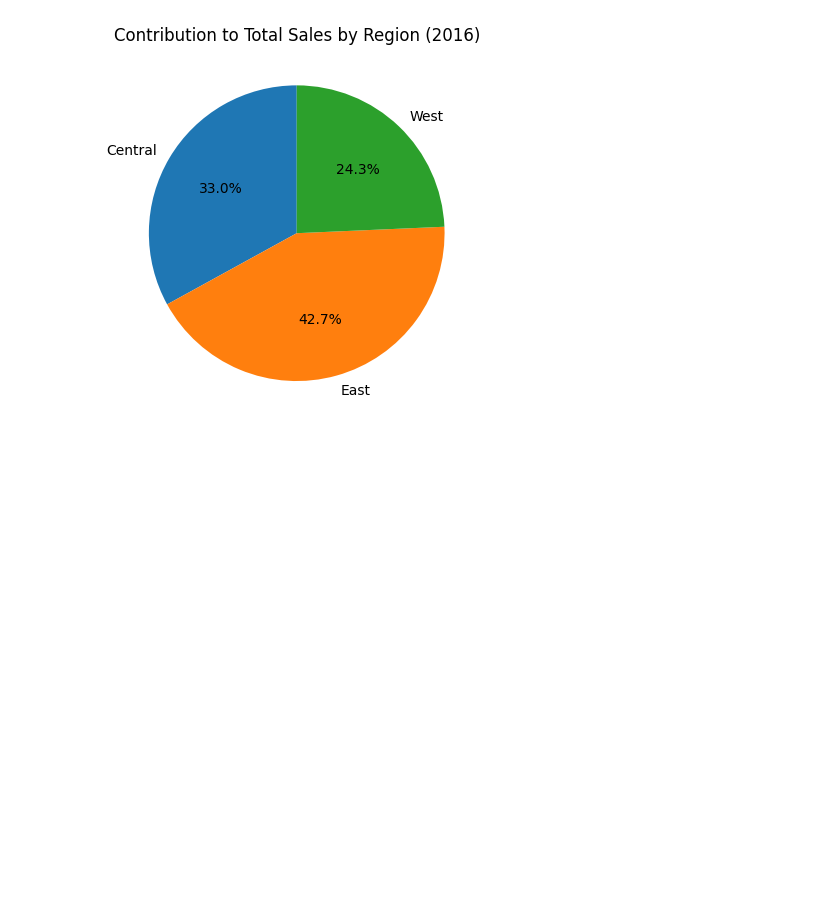
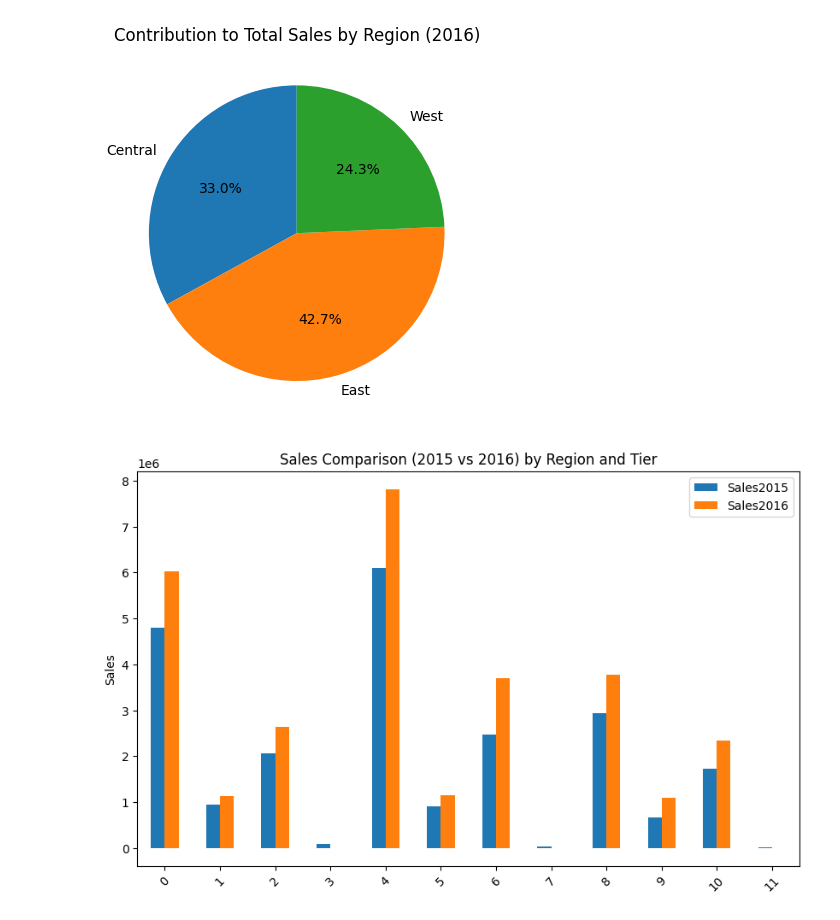
Before and after one commit to Adi46878/Data-Visualization, a Jupyter notebook: Data_visualization.ipynb, the cells around one changed output. Cells and saved outputs as stored; diff of their text form; code cells hidden in the pictures; blank space fills up the shorter version.

Commit message:
Analyze and visualize sales by Region and Tier (2015 vs 2016) using groupby and matplotlib

```diff
--- a/Data_visualization.ipynb
+++ b/Data_visualization.ipynb
@@ -142,0 +145,13 @@ plt.show()
+# %%
+sales_rt = sales.groupby(['Region', 'Tier'])[['Sales2015', 'Sales2016']].sum()
+# %%
+sales_rt = sales_rt.reset_index()
+# %%
+sales_rt.plot(kind='bar', figsize=(10,6))
+
+plt.title("Sales Comparison (2015 vs 2016) by Region and Tier")
+plt.ylabel("Sales")
+plt.xticks(rotation=45)
+plt.show()
+# %% [output]
+[figure, added]
```
Also changed, not shown: parts of 1 cell of this notebook.
